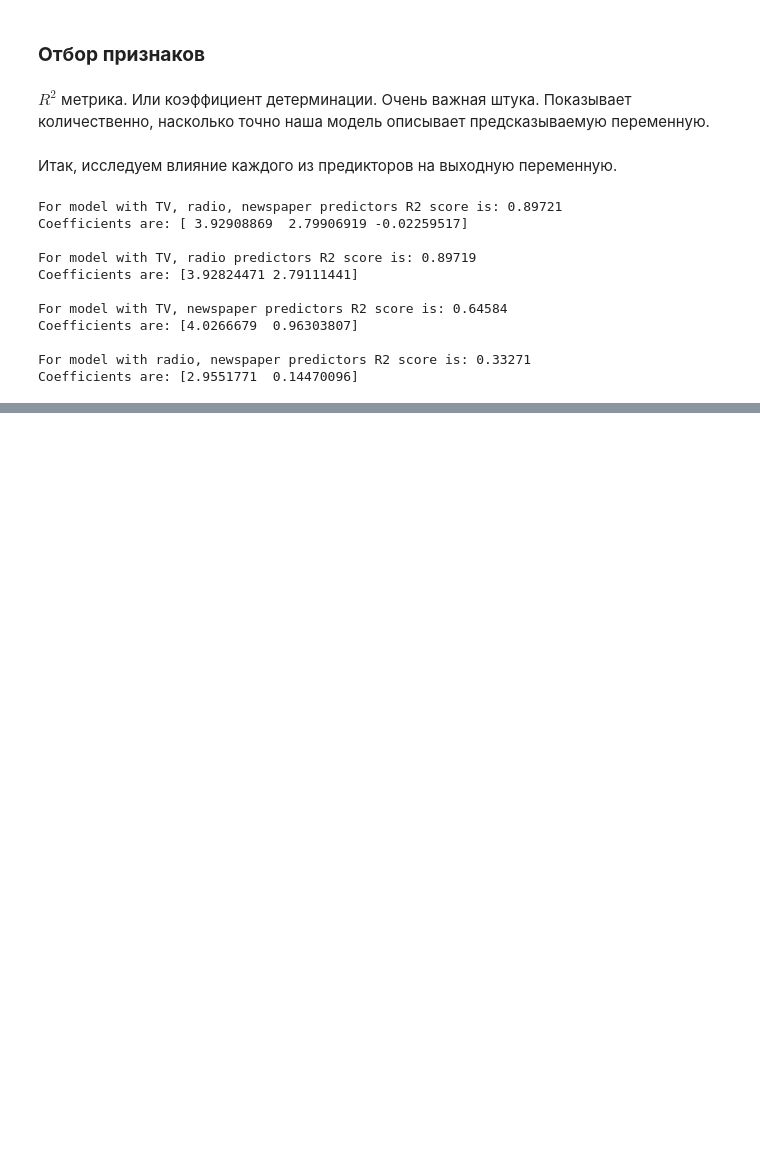
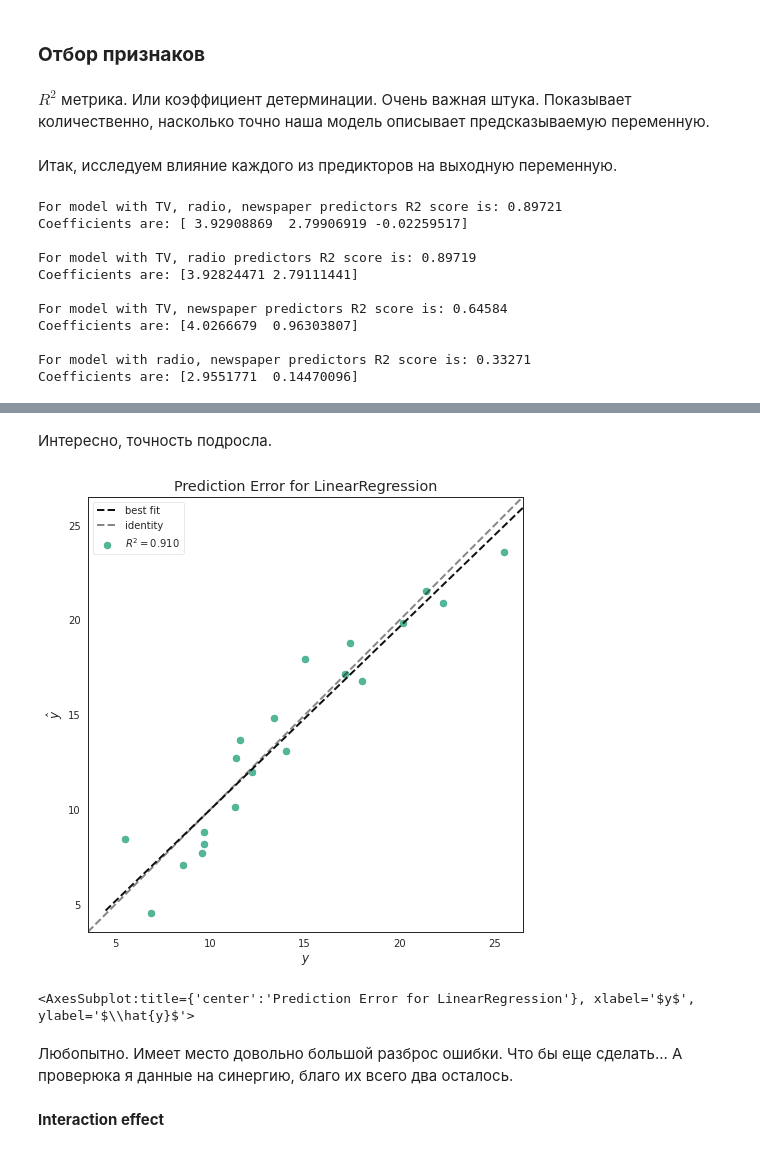
Before and after one commit to jast4ik/Hillel_ML_HW, a Jupyter notebook: Homework05/HW05.ipynb, the cells around one changed output, grey strips where cells are left out. Drawn from its saved outputs; the diff is of its cells as text; code cells hidden in the pictures; blank space fills up the shorter version.

```diff
--- a/Homework05/HW05.ipynb
+++ b/Homework05/HW05.ipynb
@@ -206,0 +299,13 @@ Coefficients are: [2.9551771  0.14470096]
+# %%
+X = dataset[['TV', 'radio', 'newspaper']]
+y = dataset.sales
+
+X_train, X_test, y_train, y_test = train_test_split(X, y, test_size=0.95)
+
+elastic_r = ElasticNet(l1_ratio=0.75)
+elastic_r.fit(X_train, y_train)
+elastic_r_preds = elastic_r.predict(X_test)
+
+print("RMSE :", np.sqrt(mean_squared_error(y_test, elastic_r_preds)))
+print("R^2: ", r2_score(y_test, elastic_r_preds))
+print("Coefficients are: ", elastic_r.coef_)
@@ -206,0 +397,2 @@ Coefficients are: [2.9551771  0.14470096]
+# %%
+dataset.drop(['newspaper'], axis = 1, inplace = True)
@@ -206,0 +465,15 @@ Coefficients are: [2.9551771  0.14470096]
+# %% [markdown]
+Интересно, точность подросла.
+# %%
+visualizer = PredictionError(best_linear)
+
+visualizer.fit(X_train, y_train)
+visualizer.score(X_test, y_test)
+visualizer.poof()
+# %% [output]
+[figure, added]
+<AxesSubplot:title={'center':'Prediction Error for LinearRegression'}, xlabel='$y$', ylabel='$\\hat{y}$'>
+# %% [markdown]
+Любопытно. Имеет место довольно большой разброс ошибки. Что бы еще сделать... А проверюка я данные на синергию, благо их всего два осталось.
+# %% [markdown]
+**Interaction effect**
```
Also changed, not shown: parts of 23 cells of this notebook.
